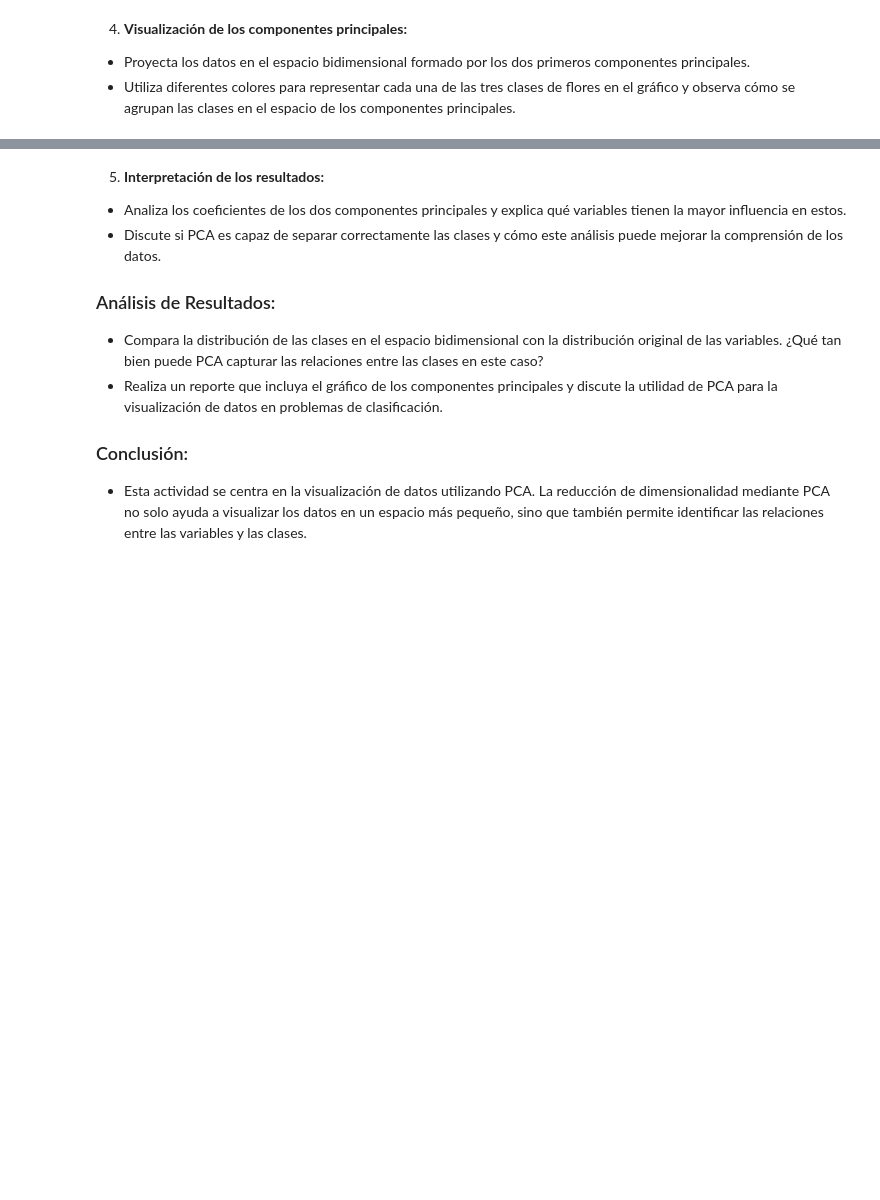
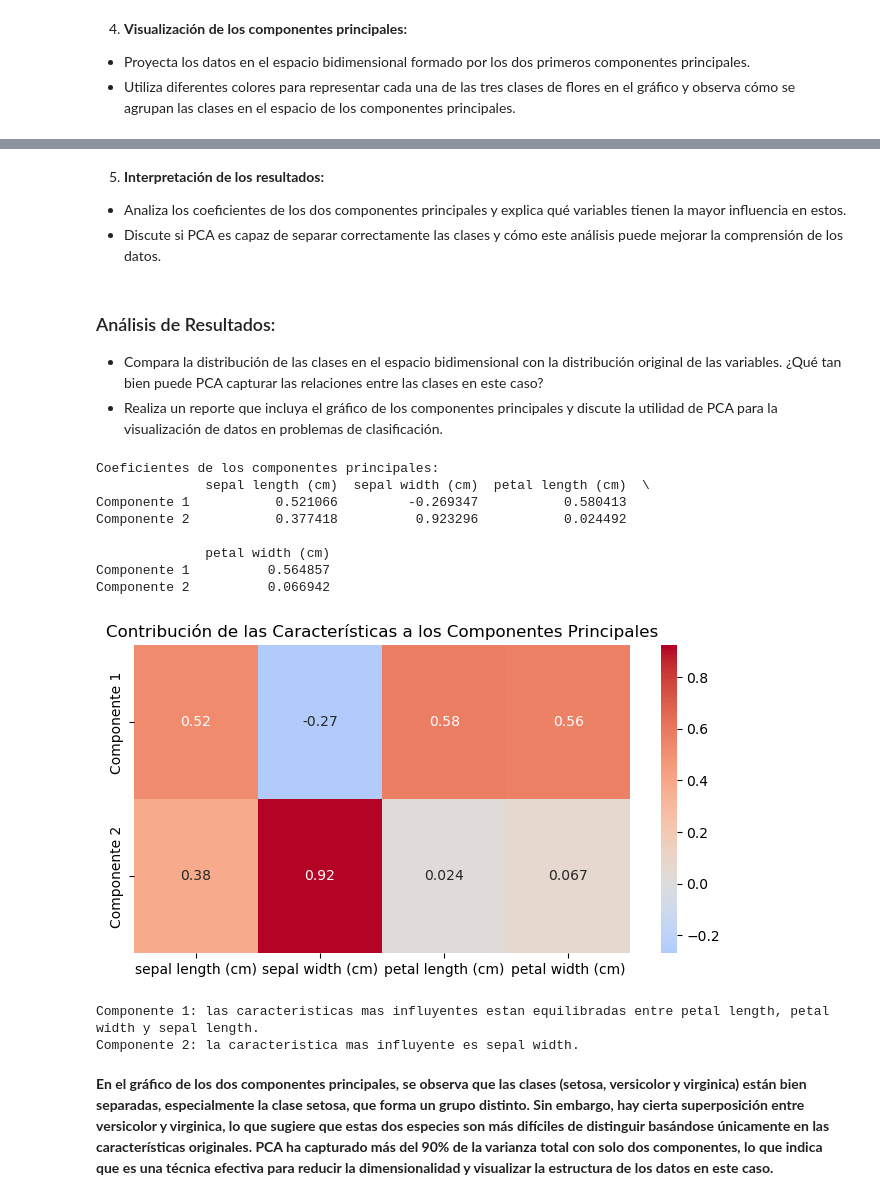
Before and after one commit to diegojarav/tareas_core_ds_fundamentals, a Jupyter notebook: tareas_core_aml/aprend_no_sup/pca_2.ipynb, the cells around one changed output, grey strips where cells are left out. Cells and saved outputs as stored; diff of their text form; code cells hidden in the pictures; blank space fills up the shorter version.

```diff
--- a/tareas_core_aml/aprend_no_sup/pca_2.ipynb
+++ b/tareas_core_aml/aprend_no_sup/pca_2.ipynb
@@ -118,15 +196,45 @@ plt.show()
 [figure]
+# %% [markdown]
+
+5. **Interpretación de los resultados:**
+  - Analiza los coeficientes de los dos componentes principales y explica qué variables tienen la mayor influencia en estos.
+  - Discute si PCA es capaz de separar correctamente las clases y cómo este análisis puede mejorar la comprensión de los datos.
 # %% [markdown]
-
-5. **Interpretación de los resultados:**
-  - Analiza los coeficientes de los dos componentes principales y explica qué variables tienen la mayor influencia en estos.
-  - Discute si PCA es capaz de separar correctamente las clases y cómo este análisis puede mejorar la comprensión de los datos.
 
 ### Análisis de Resultados:
 
   - Compara la distribución de las clases en el espacio bidimensional con la distribución original de las variables. ¿Qué tan bien puede PCA capturar las relaciones entre las clases en este caso?
   - Realiza un reporte que incluya el gráfico de los componentes principales y discute la utilidad de PCA para la visualización de datos en problemas de clasificación.
-
-### Conclusión:
-
-  - Esta actividad se centra en la visualización de datos utilizando PCA. La reducción de dimensionalidad mediante PCA no solo ayuda a visualizar los datos en un espacio más pequeño, sino que también permite identificar las relaciones entre las variables y las clases.
+# %%
+# Obtener los coeficientes de los componentes principales
+components = pca_full.components_
+
+# Crear un DataFrame para visualizar los coeficientes
+df_components = pd.DataFrame(components, columns=feature_names, index=['Componente 1', 'Componente 2'])
+
+# Mostrar los coeficientes
+print("Coeficientes de los componentes principales:")
+print(df_components)
+
+# Visualizar los coeficientes con un heatmap
+plt.figure(figsize=(8, 4))
+sns.heatmap(df_components, annot=True, cmap='coolwarm', center=0)
+plt.title('Contribución de las Características a los Componentes Principales')
+plt.show()
+
+print('Componente 1: las caracteristicas mas influyentes estan equilibradas entre petal length, petal width y sepal length.')
+print('Componente 2: la caracteristica mas influyente es sepal width.')
+# %% [output]
+Coeficientes de los componentes principales:
+              sepal length (cm)  sepal width (cm)  petal length (cm)  \
+Componente 1           0.521066         -0.269347           0.580413
+Componente 2           0.377418          0.923296           0.024492
+
+              petal width (cm)
+Componente 1          0.564857
+Componente 2          0.066942
+[figure, added]
+Componente 1: las caracteristicas mas influyentes estan equilibradas entre petal length, petal width y sepal length.
+Componente 2: la caracteristica mas influyente es sepal width.
+# %% [markdown]
+**En el gráfico de los dos componentes principales, se observa que las clases (setosa, versicolor y virginica) están bien separadas, especialmente la clase setosa, que forma un grupo distinto. Sin embargo, hay cierta superposición entre versicolor y virginica, lo que sugiere que estas dos especies son más difíciles de distinguir basándose únicamente en las características originales. PCA ha capturado más del 90% de la varianza total con solo dos componentes, lo que indica que es una técnica efectiva para reducir la dimensionalidad y visualizar la estructura de los datos en este caso.**
```
Also changed, not shown: parts of 7 cells of this notebook, 11 other files.
